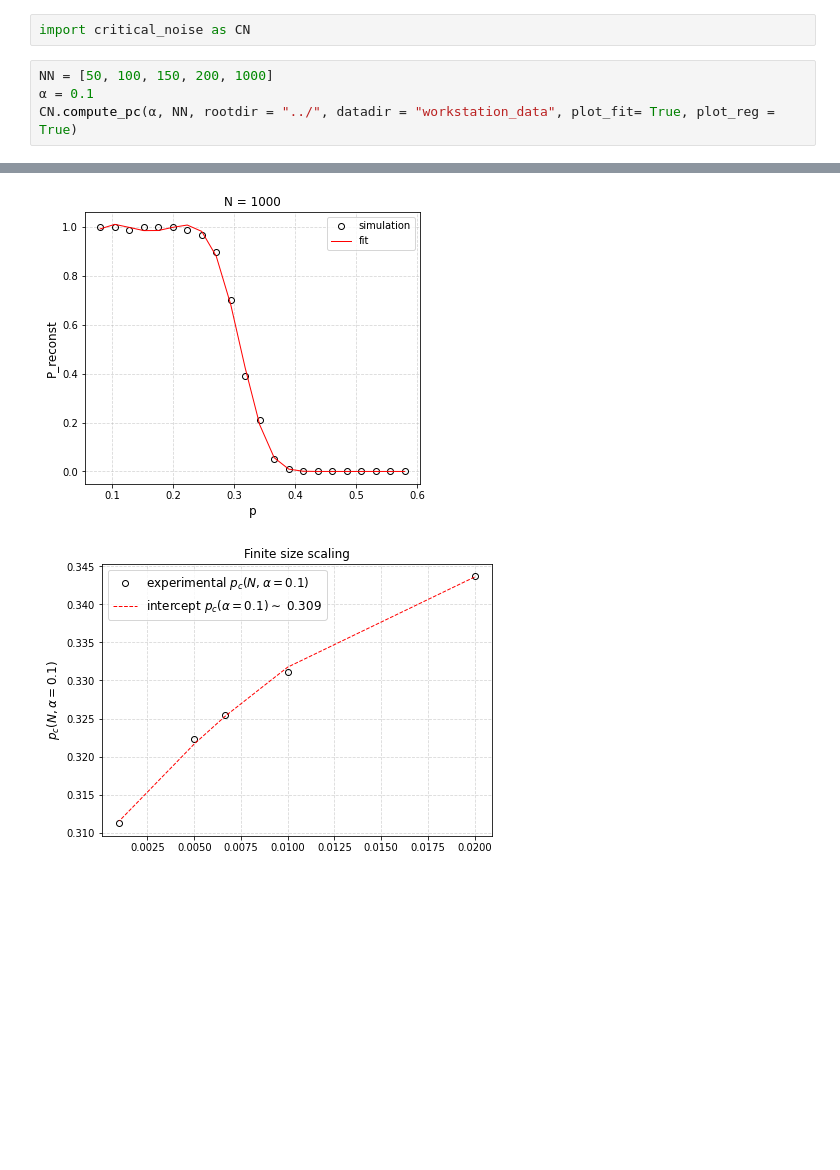
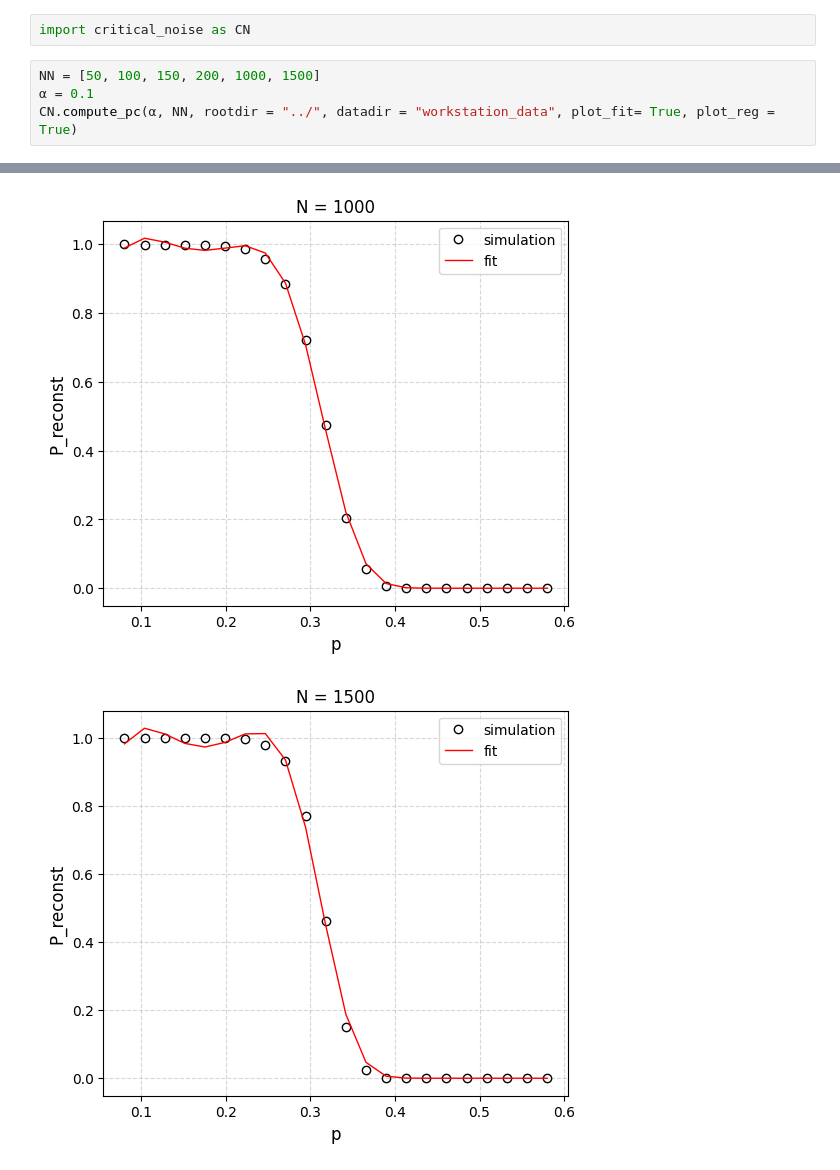
Before and after one commit to lorenzomancini1/Hopfield_Model, a Jupyter notebook: Standard Hopfield/Critical Noise/notebooks/analysis_of_critical_noise.ipynb, the cells around one changed output, grey strips where cells are left out. Drawn from its saved outputs; the diff is of its cells as text; blank space fills up the shorter version.

```diff
--- a/Standard Hopfield/Critical Noise/notebooks/analysis_of_critical_noise.ipynb
+++ b/Standard Hopfield/Critical Noise/notebooks/analysis_of_critical_noise.ipynb
@@ -25,7 +25,7 @@ sys.path.insert(0, '../')
 # %%
 import critical_noise as CN
 # %%
-NN = [50, 100, 150, 200, 1000]
+NN = [50, 100, 150, 200, 1000, 1500]
 α = 0.1
 CN.compute_pc(α, NN, rootdir = "../", datadir = "workstation_data", plot_fit= True, plot_reg = True)
 # %% [output]
@@ -36,2 +36,2 @@ CN.compute_pc(α, NN, rootdir = "../", datadir = "workstation_data", plot_fit= T
-[figure, old version]
+[figure, new version]
-[figure, old version]
+[figure, new version]
```
Also changed, not shown: parts of 9 cells of this notebook, 7 other files.
